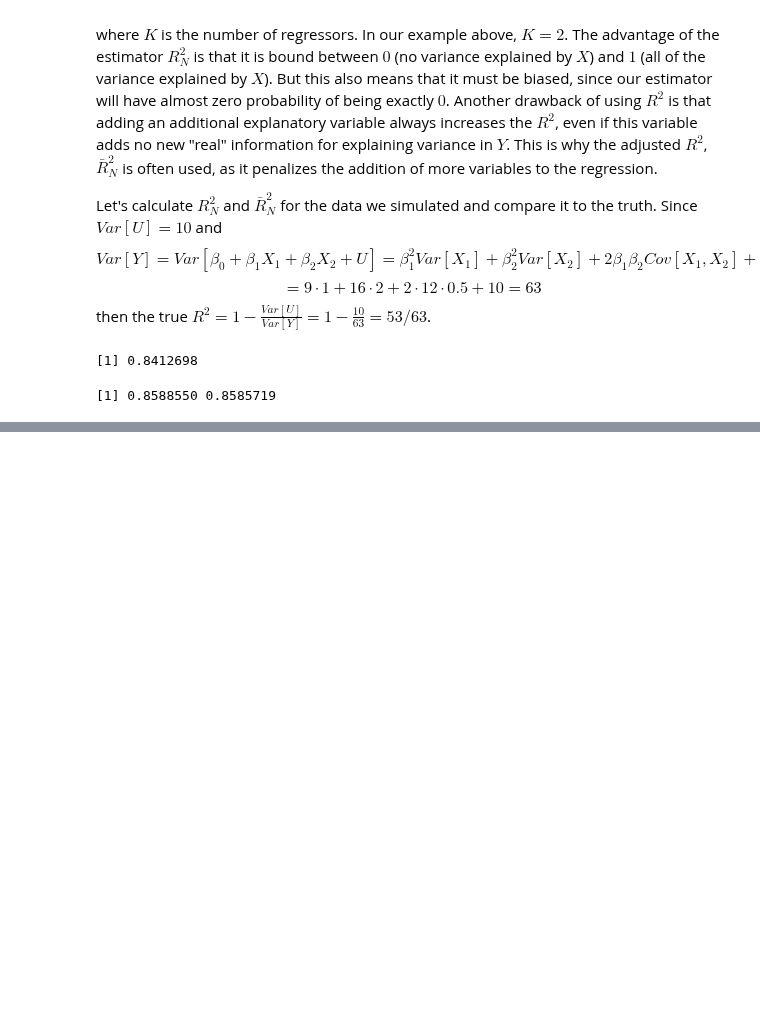
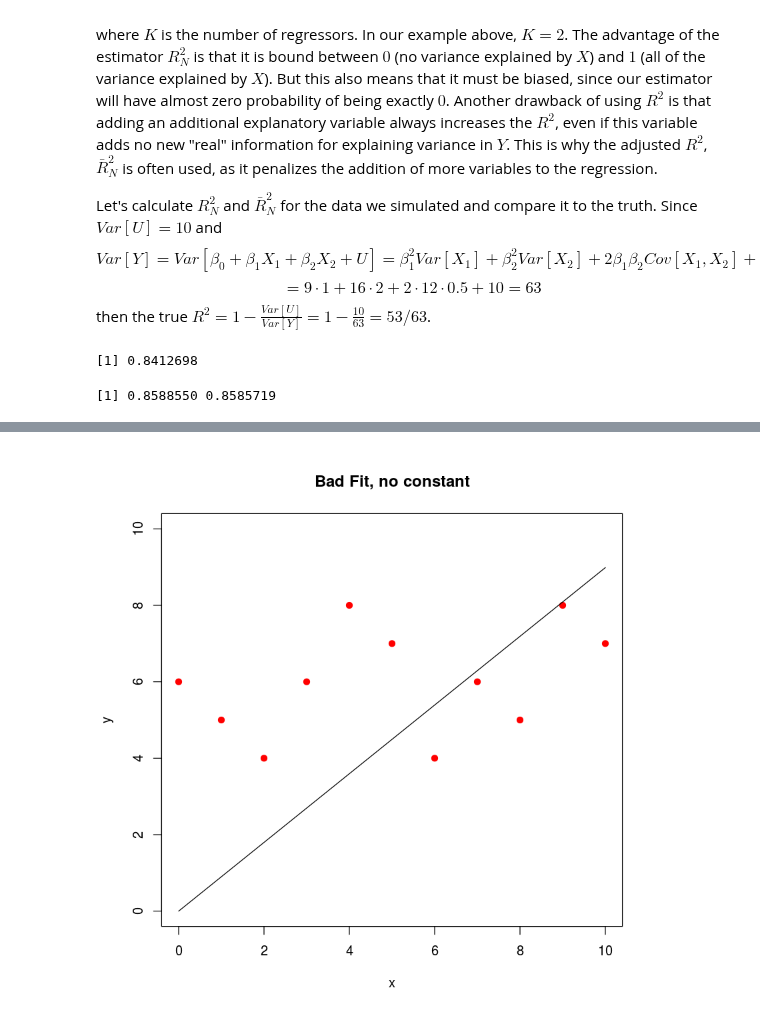
Before and after one commit to jtorcasso/teaching, a Jupyter notebook: econ210_fall2017/lectures/Lesson_6_Regression.ipynb, the cells around one changed output, grey strips where cells are left out. Cells and saved outputs as stored; diff of their text form; code cells hidden in the pictures; blank space fills up the shorter version.

Commit message:
added a note on constants

```diff
--- a/econ210_fall2017/lectures/Lesson_6_Regression.ipynb
+++ b/econ210_fall2017/lectures/Lesson_6_Regression.ipynb
@@ -548,0 +574,9 @@ c(R2, R2.adj)
+# %%
+y = c(6, 5, 4, 6, 8, 7, 4, 6, 5, 8, 7)
+x = c(0, 1, 2, 3, 4, 5, 6, 7, 8, 9, 10)
+
+plot(x, y, xlim=c(0, 10), ylim=c(0, 10), col='red', bg='red', pch=21,
+    main="Bad Fit, no constant")
+lines(x, reg(y, x)*x)
+# %% [output]
+[figure, added]
```
Also changed, not shown: parts of 3 cells of this notebook.
